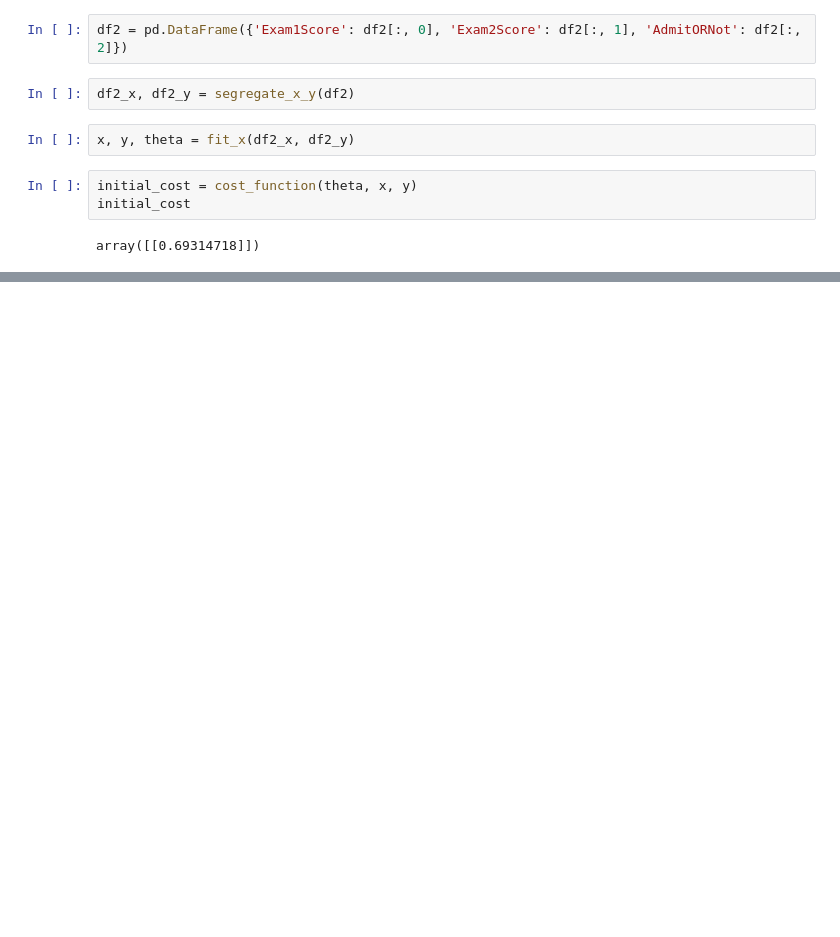
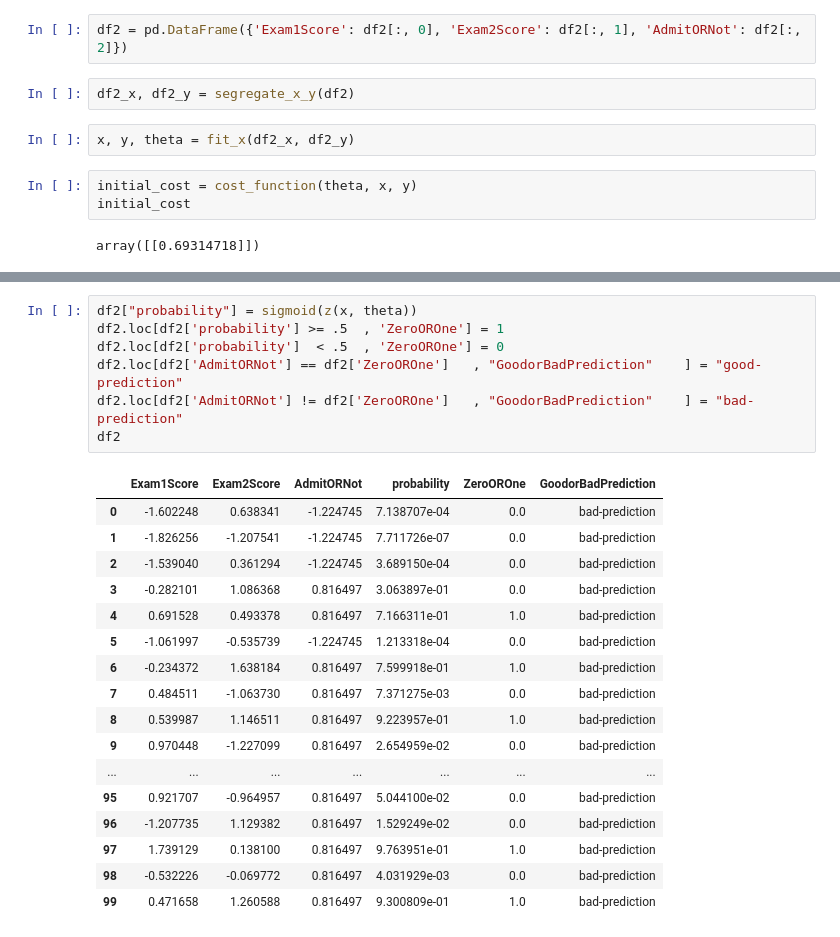
Before and after one commit to amitsuneja/MachineLeaning, a Jupyter notebook: AndrewNG/Week3/Excercise03/Week3_Excercise01.ipynb, the cells around one changed output, grey strips where cells are left out. Cells and saved outputs as stored; diff of their text form; blank space fills up the shorter version.

```diff
--- a/AndrewNG/Week3/Excercise03/Week3_Excercise01.ipynb
+++ b/AndrewNG/Week3/Excercise03/Week3_Excercise01.ipynb
@@ -108,0 +138,25 @@ cost with this theta is = [[0.69146377]]
+# %%
+df2["probability"] = sigmoid(z(x, theta))
+df2.loc[df2['probability'] >= .5  , 'ZeroOROne'] = 1
+df2.loc[df2['probability']  < .5  , 'ZeroOROne'] = 0
+df2.loc[df2['AdmitORNot'] == df2['ZeroOROne']   , "GoodorBadPrediction"    ] = "good-prediction"
+df2.loc[df2['AdmitORNot'] != df2['ZeroOROne']   , "GoodorBadPrediction"    ] = "bad-prediction"
+df2
+# %% [output]
+|  | Exam1Score | Exam2Score | AdmitORNot | probability | ZeroOROne | GoodorBadPrediction |
+| 0 | -1.602248 | 0.638341 | -1.224745 | 7.138707e-04 | 0.0 | bad-prediction |
+| 1 | -1.826256 | -1.207541 | -1.224745 | 7.711726e-07 | 0.0 | bad-prediction |
+| 2 | -1.539040 | 0.361294 | -1.224745 | 3.689150e-04 | 0.0 | bad-prediction |
+| 3 | -0.282101 | 1.086368 | 0.816497 | 3.063897e-01 | 0.0 | bad-prediction |
+| 4 | 0.691528 | 0.493378 | 0.816497 | 7.166311e-01 | 1.0 | bad-prediction |
+| 5 | -1.061997 | -0.535739 | -1.224745 | 1.213318e-04 | 0.0 | bad-prediction |
+| 6 | -0.234372 | 1.638184 | 0.816497 | 7.599918e-01 | 1.0 | bad-prediction |
+| 7 | 0.484511 | -1.063730 | 0.816497 | 7.371275e-03 | 0.0 | bad-prediction |
+| 8 | 0.539987 | 1.146511 | 0.816497 | 9.223957e-01 | 1.0 | bad-prediction |
+| 9 | 0.970448 | -1.227099 | 0.816497 | 2.654959e-02 | 0.0 | bad-prediction |
+| ... | ... | ... | ... | ... | ... | ... |
+| 95 | 0.921707 | -0.964957 | 0.816497 | 5.044100e-02 | 0.0 | bad-prediction |
+| 96 | -1.207735 | 1.129382 | 0.816497 | 1.529249e-02 | 0.0 | bad-prediction |
+| 97 | 1.739129 | 0.138100 | 0.816497 | 9.763951e-01 | 1.0 | bad-prediction |
+| 98 | -0.532226 | -0.069772 | 0.816497 | 4.031929e-03 | 0.0 | bad-prediction |
+| 99 | 0.471658 | 1.260588 | 0.816497 | 9.300809e-01 | 1.0 | bad-prediction |
```
Also changed, not shown: parts of 7 cells of this notebook, 6 other files.
